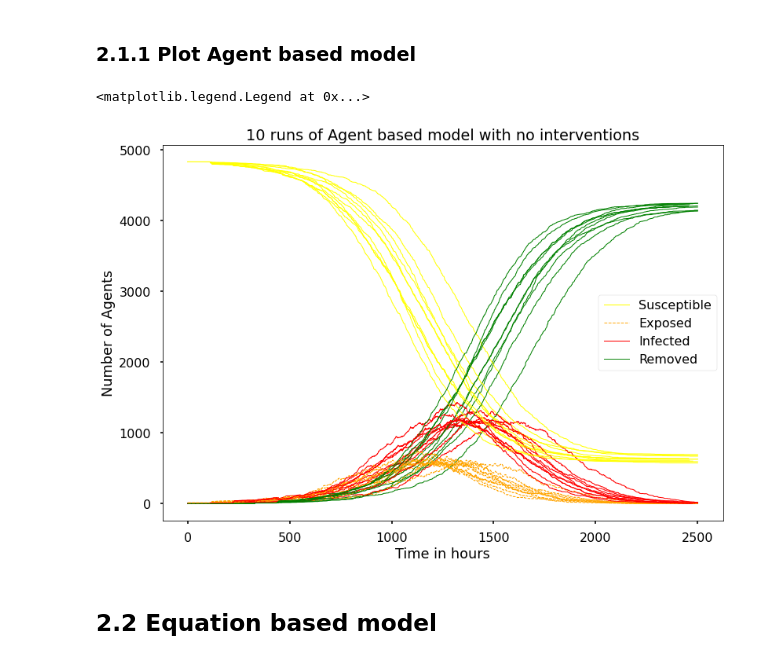
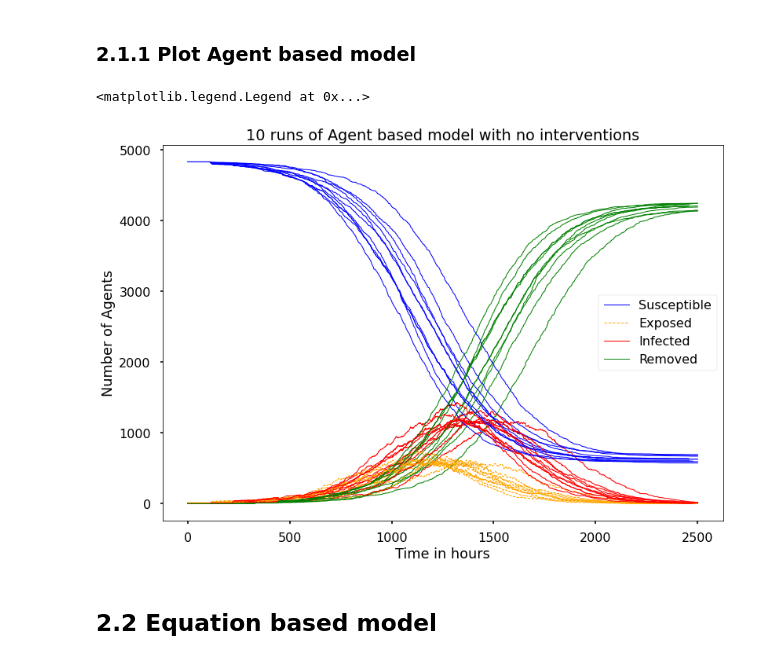
Before and after one commit to johnmcdonne11/dissertation, a Jupyter notebook: 3. Model Validation.ipynb, the cells around one changed output. Saved outputs shown, nothing was run; the diff lists cells and outputs as text; code cells hidden in the pictures.

Commit message:
Updated colours in graphs for cross validation

```diff
--- a/3. Model Validation.ipynb
+++ b/3. Model Validation.ipynb
@@ -160,29 +160,29 @@ def my_plotter(data1, data2, param_dict={'linewidth' : 1}):
 # %%
 fig = plt.figure()  # an empty figure with no Axes
 #fig, ax = plt.subplots()  # a figure with a single Axes
 
 #ax.plot(cv.loc[cv['run'] == run, 'step'], cv.loc[cv['run'] == 2, 'SusceptibleAgents'], label='Susceptible', color='blue')
 
 for run in cv['run'].unique():
-    my_plotter(cv.loc[cv['run'] == run, 'step'], cv.loc[cv['run'] == run, 'SusceptibleAgents'], {'color' : 'yellow', 'linewidth' : '1'})
+    my_plotter(cv.loc[cv['run'] == run, 'step'], cv.loc[cv['run'] == run, 'SusceptibleAgents'], {'color' : 'blue', 'linewidth' : '1'})
     my_plotter(cv.loc[cv['run'] == run, 'step'], cv.loc[cv['run'] == run, 'ExposedAgents'], {'color' : 'orange', 'linewidth' : '1', 'linestyle' : '--'})
     my_plotter(cv.loc[cv['run'] == run, 'step'], cv.loc[cv['run'] == run, 'TotalInfectedAgents'], {'color' : 'red', 'linewidth' : '1'})
     my_plotter(cv.loc[cv['run'] == run, 'step'], cv.loc[cv['run'] == run, 'Removed'], {'color' : 'green', 'linewidth' : '1'})
 
 # adding plots just for legend purposes
-my_plotter(cv.loc[cv['run'] == 1, 'step'], cv.loc[cv['run'] == 1, 'SusceptibleAgents'], {'color' : 'yellow', 'linewidth' : '1', 'label' : 'Susceptible'})
+my_plotter(cv.loc[cv['run'] == 1, 'step'], cv.loc[cv['run'] == 1, 'SusceptibleAgents'], {'color' : 'blue', 'linewidth' : '1', 'label' : 'Susceptible'})
 my_plotter(cv.loc[cv['run'] == 1, 'step'], cv.loc[cv['run'] == 1, 'ExposedAgents'], {'color' : 'orange', 'linewidth' : '1', 'linestyle' : '--', 'label' : 'Exposed'})
 my_plotter(cv.loc[cv['run'] == 1, 'step'], cv.loc[cv['run'] == 1, 'TotalInfectedAgents'], {'color' : 'red', 'linewidth' : '1', 'label' : 'Infected'})
 my_plotter(cv.loc[cv['run'] == 1, 'step'], cv.loc[cv['run'] == 1, 'Removed'], {'color' : 'green', 'linewidth' : '1', 'label' : 'Removed'})
 
 ax = plt.subplot()
 ax.set_xlabel('Time in hours')
 ax.set_ylabel('Number of Agents')
 ax.set_title('10 runs of Agent based model with no interventions')
 ax.legend()
 # %% [output]
 <matplotlib.legend.Legend at 0x...>
-[figure, old version]
+[figure, new version]
 # %% [markdown]
 ## 2.2 Equation based model
 # %%
```
Also changed, not shown: parts of 12 cells of this notebook.
